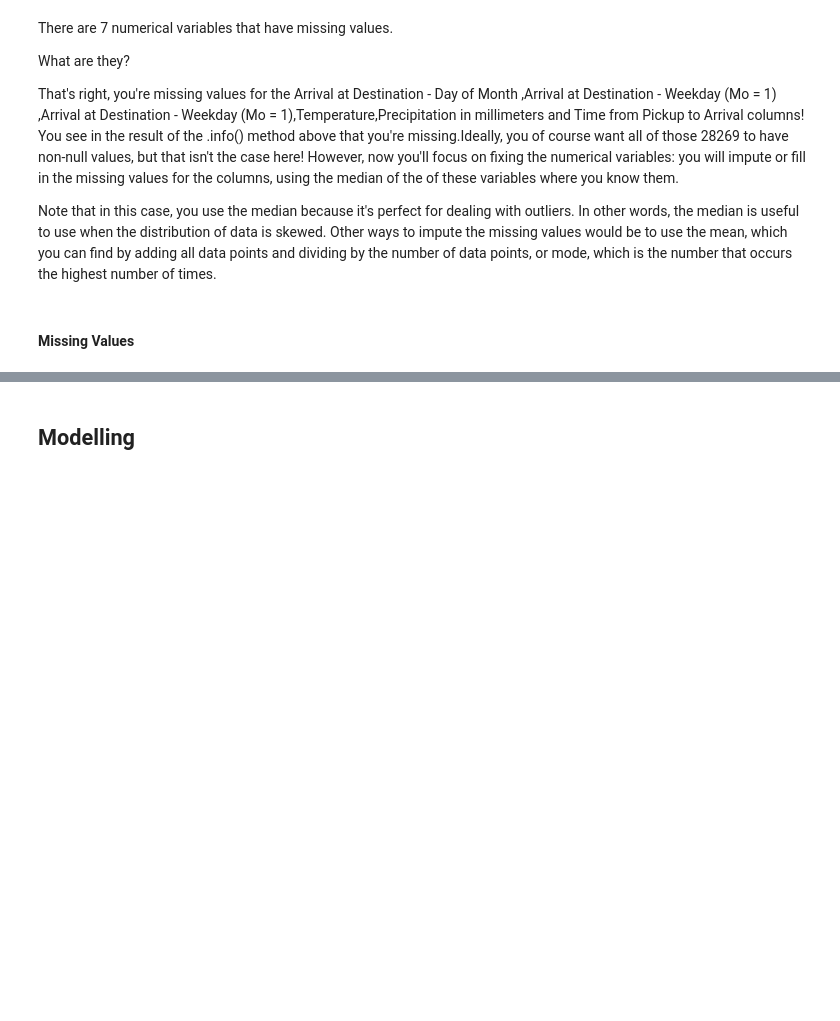
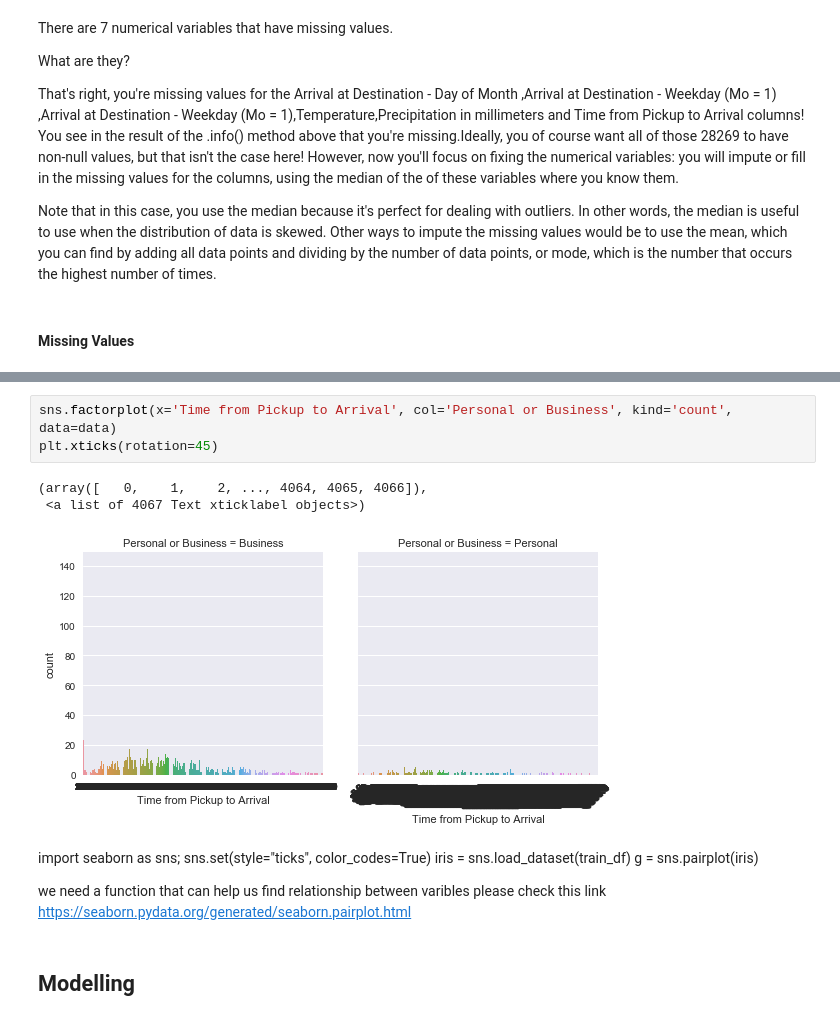
Before and after one commit to rufusseopa/Team_18_JHB_WhatTheHack_regression-predict-api-template, a Jupyter notebook: Regression - Predict Notebook.ipynb, the cells around one changed output, grey strips where cells are left out. Cells and saved outputs as stored; diff of their text form; blank space fills up the shorter version.

```diff
--- a/Regression - Predict Notebook.ipynb
+++ b/Regression - Predict Notebook.ipynb
@@ -114,3 +171,16 @@ data.info()
+# %%
+sns.factorplot(x='Time from Pickup to Arrival', col='Personal or Business', kind='count', data=data)
+plt.xticks(rotation=45)
+# %% [output]
+(array([   0,    1,    2, ..., 4064, 4065, 4066]),
+ <a list of 4067 Text xticklabel objects>)
+[figure, added]
+# %% [markdown]
+import seaborn as sns; sns.set(style="ticks", color_codes=True)
+iris = sns.load_dataset(train_df)
+g = sns.pairplot(iris)
+
+we need a function that can help us find relationship between varibles please check this link https://seaborn.pydata.org/generated/seaborn.pairplot.html
 # %% [markdown]
 ## Modelling
 # %% [markdown]
```
Also changed, not shown: parts of 9 cells of this notebook.
